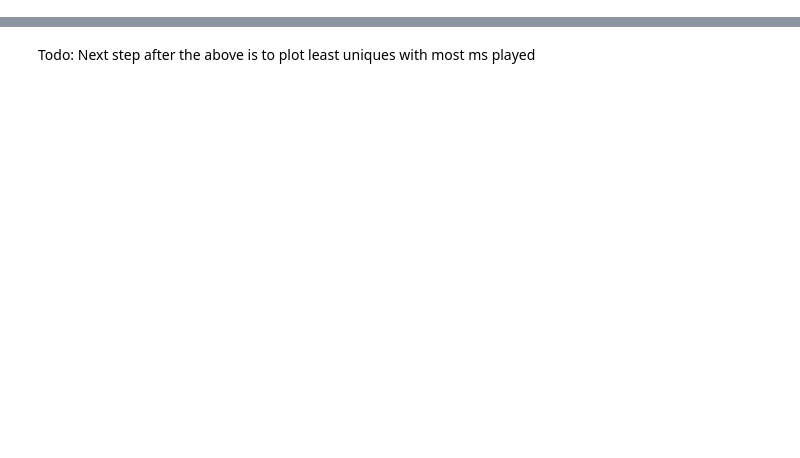
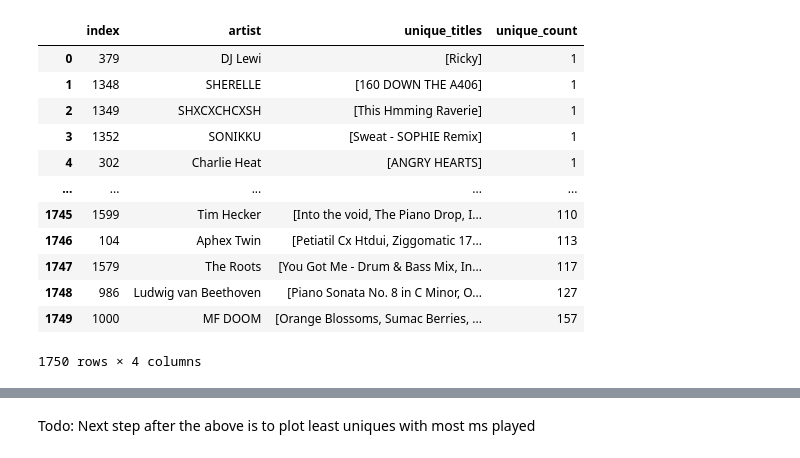
Before and after one commit to mmmuir/CL_DA2, a Jupyter notebook: ios_analysis.ipynb, the cells around one changed output, grey strips where cells are left out. Drawn from its saved outputs; the diff is of its cells as text; code cells hidden in the pictures; blank space fills up the shorter version.

```diff
--- a/ios_analysis.ipynb
+++ b/ios_analysis.ipynb
@@ -365,6 +210,22 @@ unique_songs = songs_per_artist.reset_index(name="unique_titles")
 unique_songs["unique_count"] = unique_songs.iloc[:, 1].str.len()
 # %%
 unique_songs = unique_songs.sort_values(by="unique_count").reset_index()
+# %%
+unique_songs
+# %% [output]
+|  | index | artist | unique_titles | unique_count |
+| 0 | 379 | DJ Lewi | [Ricky] | 1 |
+| 1 | 1348 | SHERELLE | [160 DOWN THE A406] | 1 |
+| 2 | 1349 | SHXCXCHCXSH | [This Hmming Raverie] | 1 |
+| 3 | 1352 | SONIKKU | [Sweat - SOPHIE Remix] | 1 |
+| 4 | 302 | Charlie Heat | [ANGRY HEARTS] | 1 |
+| ... | ... | ... | ... | ... |
+| 1745 | 1599 | Tim Hecker | [Into the void, The Piano Drop, I... | 110 |
+| 1746 | 104 | Aphex Twin | [Petiatil Cx Htdui, Ziggomatic 17... | 113 |
+| 1747 | 1579 | The Roots | [You Got Me - Drum & Bass Mix, In... | 117 |
+| 1748 | 986 | Ludwig van Beethoven | [Piano Sonata No. 8 in C Minor, O... | 127 |
+| 1749 | 1000 | MF DOOM | [Orange Blossoms, Sumac Berries, ... | 157 |
+1750 rows × 4 columns
 # %%
 unique_export = unique_songs.query("unique_count <= 8")["artist"]
 # %%
```
Also changed, not shown: parts of 30 cells of this notebook, 1 other file.
